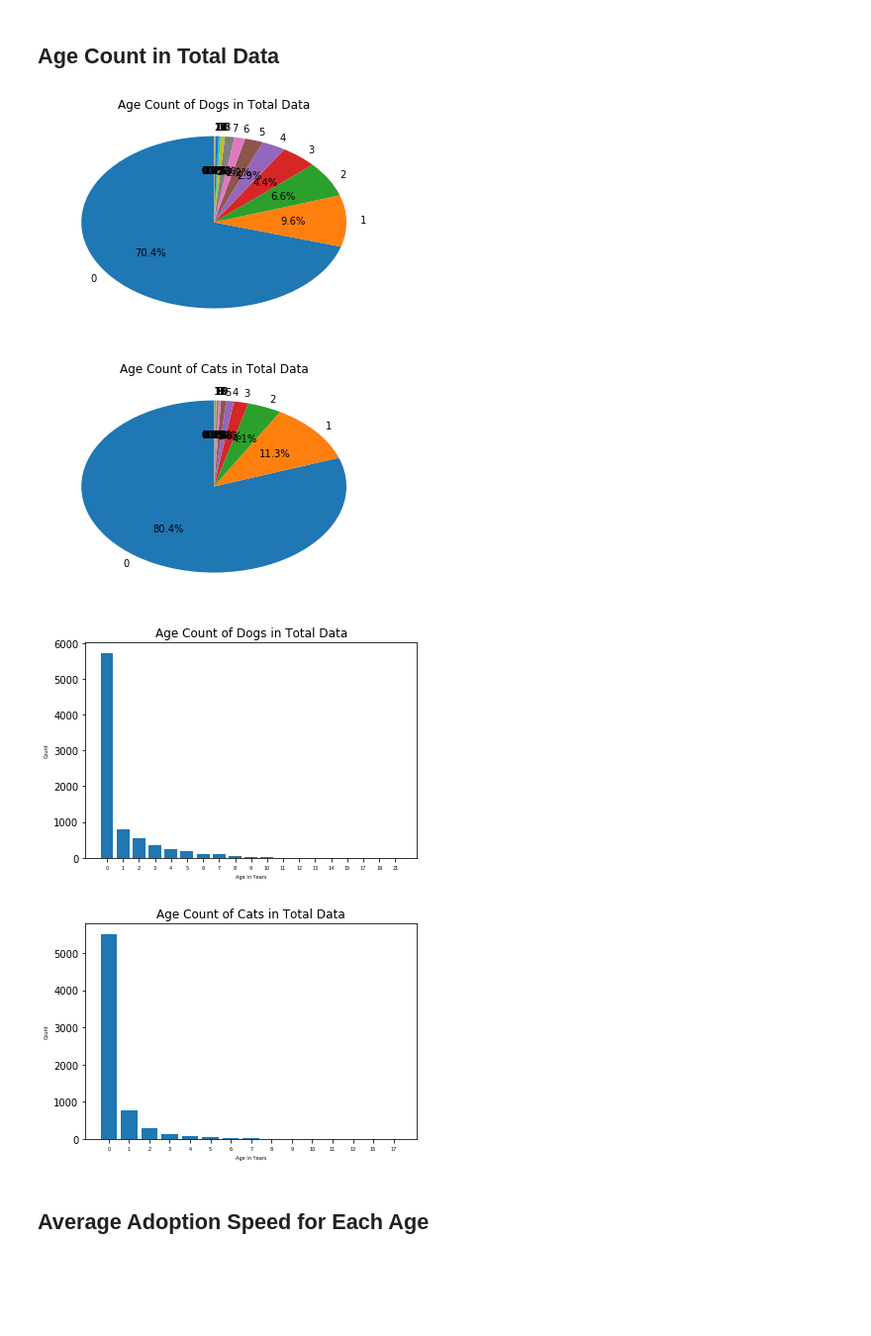
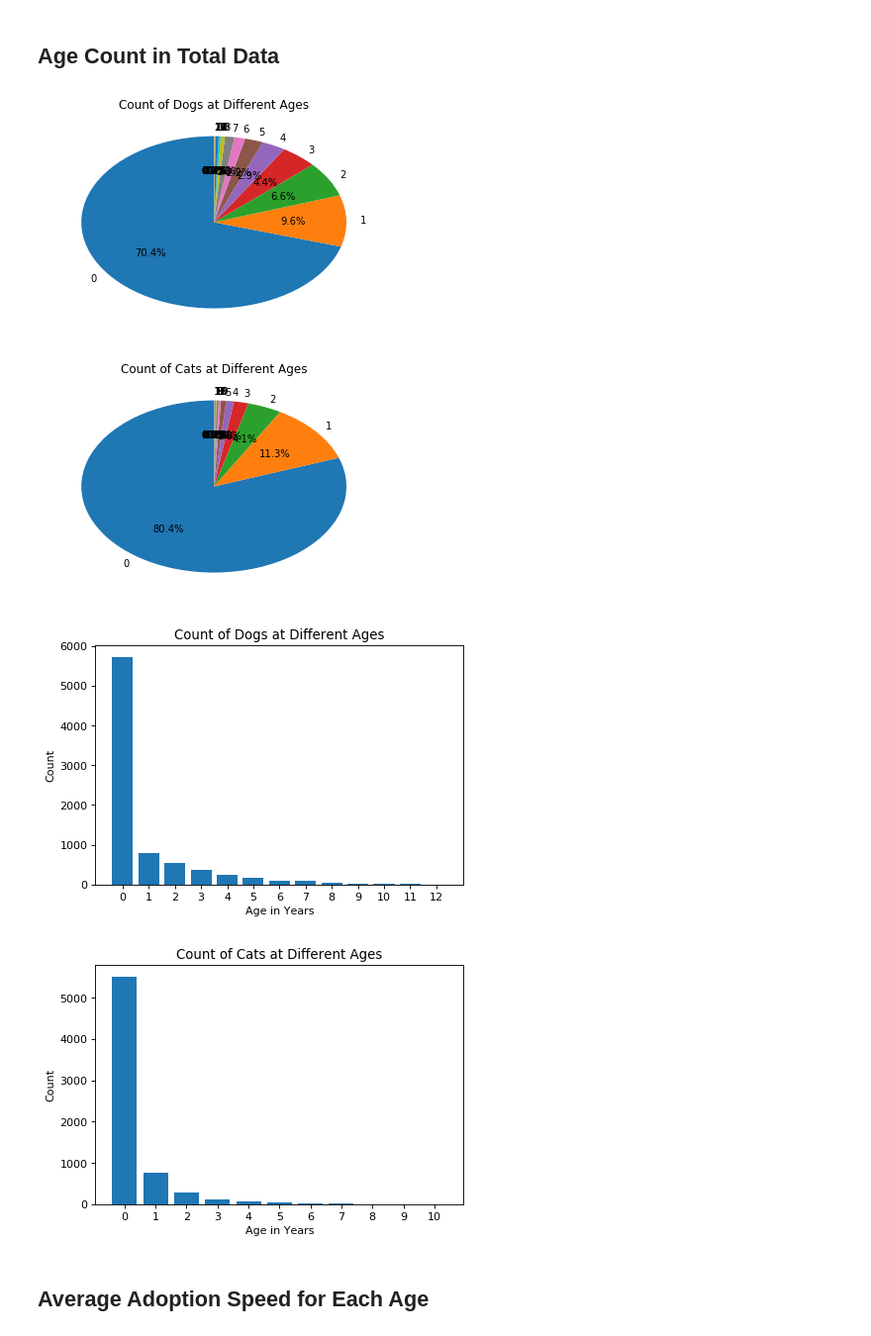
Before and after one commit to Loveker97/PetFinder, a Jupyter notebook: Age_Plots.ipynb, the cells around one changed output. Shown at 99% size. Cells and saved outputs as stored; diff of their text form; code cells hidden in the pictures; blank space fills up the shorter version.

```diff
--- a/Age_Plots.ipynb
+++ b/Age_Plots.ipynb
@@ -93,6 +105,12 @@ state_age_count('Kuala Lumpur')
 ## Age Count in Total Data
 # %%
 def train_age_count():
+
+    """
+    Plots bar graphs and pie charts containing distribution of dogs and cats at different ages
+    in total dataset
+
+    """
 
     import numpy as np
     import pandas as pd
@@ -128,51 +146,64 @@ def train_age_count():
         if(count > 0) :
             dog_count.append(count)
             dog_age_labels.append(i)
 
     # Find cat count for each age
     for i in range(cat_min_age, cat_max_age + 1) :
         count = (cat_df.Age == i).sum()
         if(count > 0) :
             cat_count.append(count)
             cat_age_labels.append(i)
 
     # Plot pie charts
     plt.figure()
     plt.pie(dog_count, labels = dog_age_labels, startangle=90, autopct='%.1f%%')
-    plt.title('Age Count of Dogs in Total Data')
+    plt.title('Count of Dogs at Different Ages')
     plt.show()
 
     plt.figure()
     plt.pie(cat_count, labels = cat_age_labels, startangle=90, autopct='%.1f%%')
-    plt.title('Age Count of Cats in Total Data')
+    plt.title('Count of Cats at Different Ages')
     plt.show()
 
 
+
     # Plot bar graphs
-    plt.figure()
+
+    plt.figure(num = None, figsize=(6,4),dpi=80, facecolor = 'w', edgecolor='k')
     index = np.arange(len(dog_age_labels))
+
+    index = index[0:13]
+    dog_age_labels = dog_age_labels[0:13]
+    dog_count = dog_count[0:13]
+
     plt.bar(index, dog_count)
-    plt.xlabel('Age in Years', fontsize = 5)
-    plt.xticks(index, dog_age_labels, fontsize = 5)
-    plt.ylabel('Count', fontsize = 5)
-    plt.title('Age Count of Dogs in Total Data')
+    plt.xlabel('Age in Years')
+    plt.xticks(index, dog_age_labels)
+    plt.ylabel('Count')
+    plt.title('Count of Dogs at Different Ages')
+    plt.savefig('dogAgeCount.png', bbox_inches='tight')
 
+    plt.figure(num = None, figsize=(6,4),dpi=80, facecolor = 'w', edgecolor='k')
+    index = np.arange(len(cat_age_labels))
 
-    plt.figure()
-    index = np.arange(len(cat_age_labels))
+    index = index[0:11]
+    cat_age_labels = cat_age_labels[0:11]
+    cat_count = cat_count[0:11]
+
     plt.bar(index, cat_count)
-    plt.xlabel('Age in Years', fontsize = 5)
-    plt.xticks(index, cat_age_labels, fontsize = 5)
-    plt.ylabel('Count', fontsize = 5)
-    plt.title('Age Count of Cats in Total Data')
-
+    plt.xlabel('Age in Years')
+    plt.xticks(index, cat_age_labels)
+    plt.ylabel('Count')
+    plt.title('Count of Cats at Different Ages')
+    plt.savefig('catAgeCount.png', bbox_inches='tight')
+    plt.show()
 
 train_age_count()
 # %% [output]
-[figure, old version]
+[figure, new version]
-[figure, old version]
+[figure, new version]
-[figure, old version]
+[figure, new version]
-[figure, old version]
+[figure, new version]
 # %% [markdown]
 ## Average Adoption Speed for Each Age
 # %%
```
Also changed, not shown: parts of 5 cells of this notebook, 1 other file.
